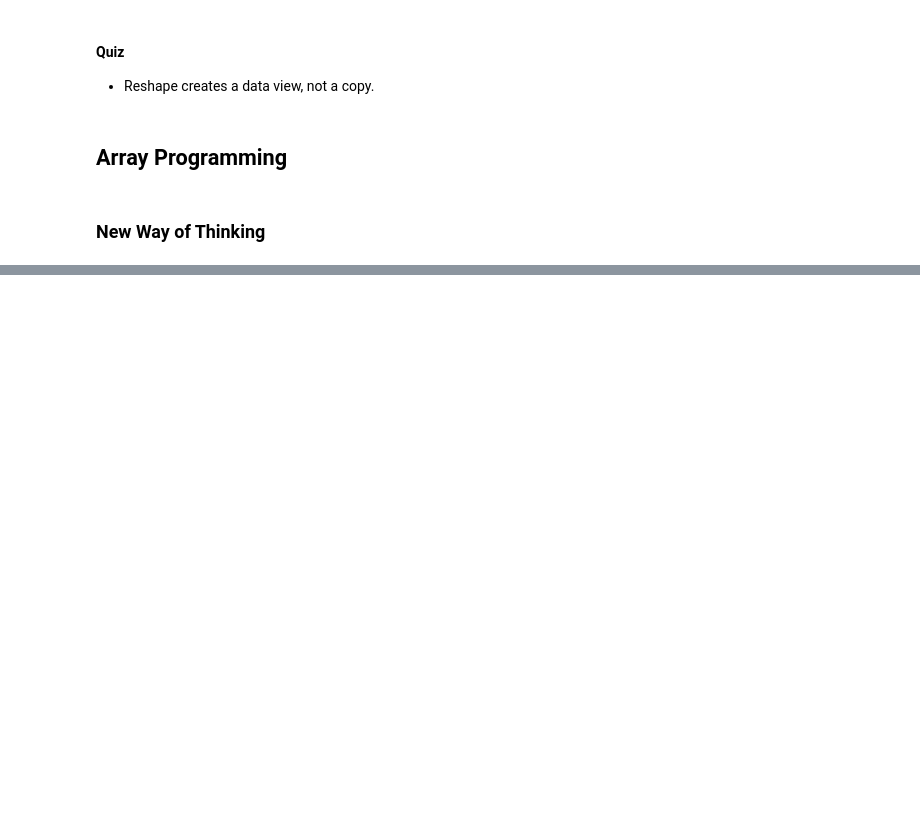
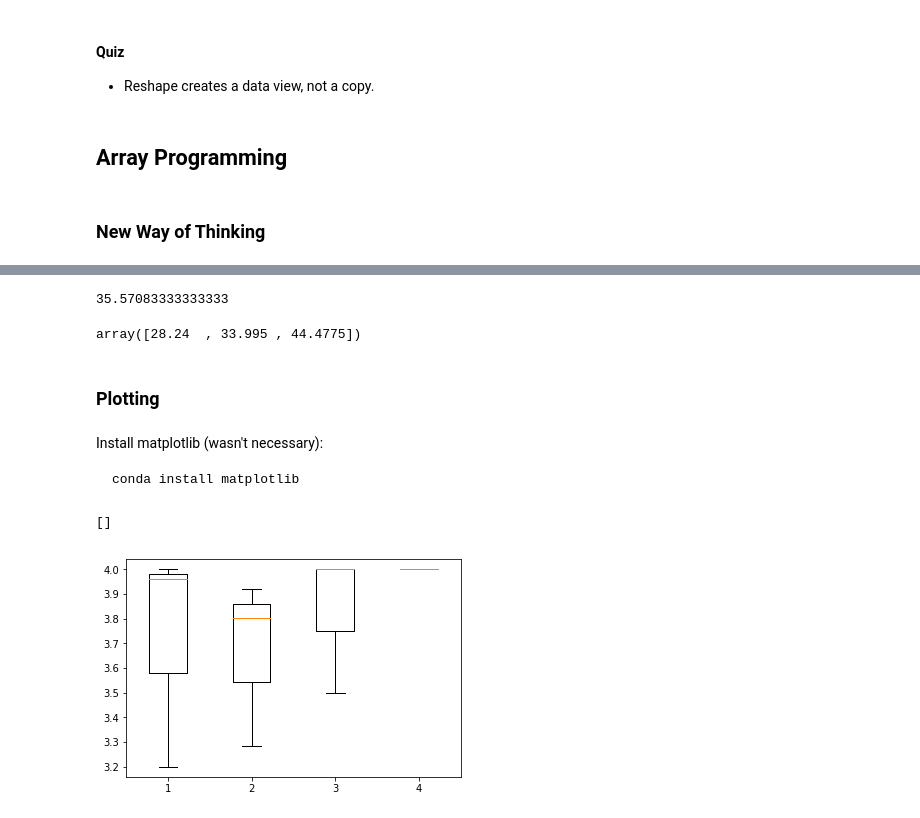
Before and after one commit to robertfg/python-coursework, a Jupyter notebook: Data Libraries/NumPy.ipynb, the cells around one changed output, grey strips where cells are left out. Saved outputs shown, nothing was run; the diff lists cells and outputs as text; code cells hidden in the pictures; blank space fills up the shorter version.

```diff
--- a/Data Libraries/NumPy.ipynb
+++ b/Data Libraries/NumPy.ipynb
@@ -837,0 +663,16 @@ np.reshape?
+# %%
+# Average all quarters and years
+quarterly_revenue_by_year.mean()
+# %% [output]
+35.57083333333333
+# %%
+# Yearly average of all quarters
+quarterly_revenue_by_year.mean(axis=1)
+# %% [output]
+array([28.24  , 33.995 , 44.4775])
+# %% [markdown]
+### Plotting
+# %% [markdown]
+Install matplotlib (wasn't necessary):
+
+    conda install matplotlib
@@ -837,0 +681,6 @@ np.reshape?
+# %%
+plt.boxplot(students_gpas)
+plt.plot()
+# %% [output]
+[]
+[figure, added]
```
Also changed, not shown: parts of 130 cells of this notebook, 2 other files.
